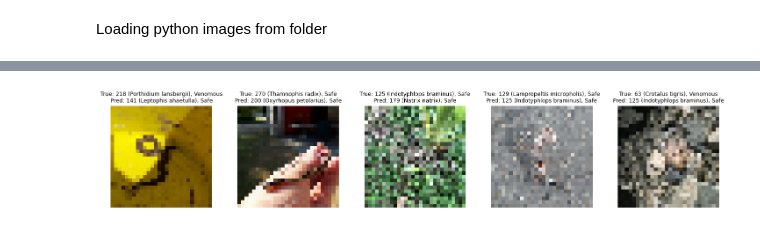
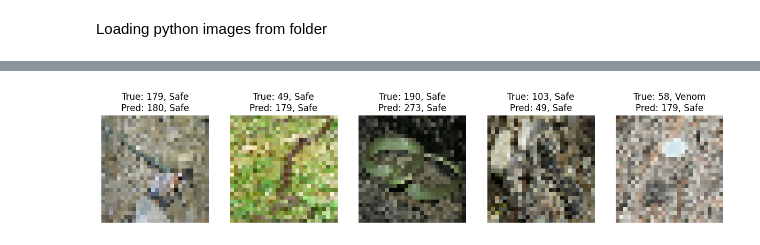
Before and after one commit to avarkahorvath/snek, a Jupyter notebook: src/Models/model.ipynb, the cells around one changed output, grey strips where cells are left out. Saved outputs shown, nothing was run; the diff lists cells and outputs as text; code cells hidden in the pictures.

```diff
--- a/src/Models/model.ipynb
+++ b/src/Models/model.ipynb
@@ -219,12 +222,19 @@ Model: "functional"
 # %%
 model.compile(
     optimizer='adam',
-
-    loss={'species': 'sparse_categorical_crossentropy',
-          'venom': 'binary_crossentropy'},
-
-    metrics={'species': 'accuracy',
-             'venom': 'accuracy'}
+    loss={'species': 'sparse_categorical_crossentropy', 'venom': 'binary_crossentropy'},
+    #loss={
+    #    'species': custom_species_loss,
+    #    'venom': custom_venom_loss
+    #},
+    #loss_weights={
+    #    'species': 0.7,
+    #    'venom': 0.3
+    #},
+    metrics={
+        'species': 'accuracy',
+        'venom': 'accuracy'
+    }
     )
 # %%
 n_epochs = 10  # number of epochs to train the neural network
@@ -268,43 +289,38 @@ Test Accuracy:  5.058150768280029
 # %%
-import numpy as np
+#show a few results
 
-import tensorflow as tf
+def plot_example_results(model, image_paths, true_species_labels, true_venom_labels, num_examples=5):
+    indices = np.random.choice(len(image_paths), size=num_examples, replace=False)
 
-def example_results(model, info_df, class_names, venom_threshold=0.5):
+    plt.figure(figsize=(15, 5))
 
-    random_indices = np.random.choice(len(info_df), size=5, replace=False)
+    for i, index in enumerate(indices):
+        image_path = image_paths[index]
+        true_species = true_species_labels[index]
+        true_venom = true_venom_labels[index]
 
-    plt.figure(figsize=(18, 3))
+        image = load_img(image_path)
+        image = tf.expand_dims(image, axis=0)
 
-    for i, idx in enumerate(random_indices):
+        # Model returns [species_pred, venom_pred]
+        species_pred, venom_pred = model.predict(image)
 
-        image_path   = info_df["image_path"].iloc[idx]
-        true_species = info_df["encoded_id"].iloc[idx]
-        true_venom   = info_df["MIVS"].iloc[idx]
+        predicted_species = np.argmax(species_pred, axis=1)[0]
+        predicted_venom = (venom_pred > 0.5).astype(int)[0][0]
 
-        img = load_img(image_path)
-        img_dim_expended = tf.expand_dims(img, axis=0) #as if batch size was 1
-
-        #prediction, and then deciding
-        species_pred, venom_pred = model.predict(img_dim_expended, verbose=0)
-        pred_species = int(np.argmax(species_pred[0]))
-        pred_venom   = bool(venom_pred[0, 0] > venom_threshold)
-
-        # resolve names (if provided)
-        true_species_name = class_names[true_species] if class_names and 0 <= true_species < len(class_names) else str(true_species)
-        pred_species_names = class_names[pred_species] if class_names and 0 <= pred_species < len(class_names) else str(pred_species)
-
-        # plot
-        plt.subplot(1, 5, i+1)
-        plt.imshow(img.numpy())
+        plt.subplot(1, num_examples, i+1)
+        plt.imshow(image[0])
         plt.axis('off')
-        plt.title(
-            f"True: {true_species} ({true_species_name}), {'Venomous' if true_venom else 'Safe'}\n"
-            f"Pred: {pred_species} ({pred_species_names}), {'Venomous' if pred_venom else 'Safe'}",
-            fontsize=9
-        )
+        plt.title(f"True: {true_species}, {'Venom' if true_venom else 'Safe'}\n"
+                  f"Pred: {predicted_species}, {'Venom' if predicted_venom else 'Safe'}")
 
     plt.show()
 
-example_results(model, test_info, class_names=CLASS_NAMES)
+    return [image_paths[i] for i in indices]
+
+
+ex = plot_example_results(model, test_image_paths, test_species_labels, test_venom_labels, num_examples=5)
+
+for i in range(len(ex)):
+    print(ex[i])
 # %% [output]
@@ -311 +332 @@ example_results(model, test_info, class_names=CLASS_NAMES)
-[figure, old version]
+[figure, new version]
```
Also changed, not shown: parts of 14 cells of this notebook, 1 other file.
